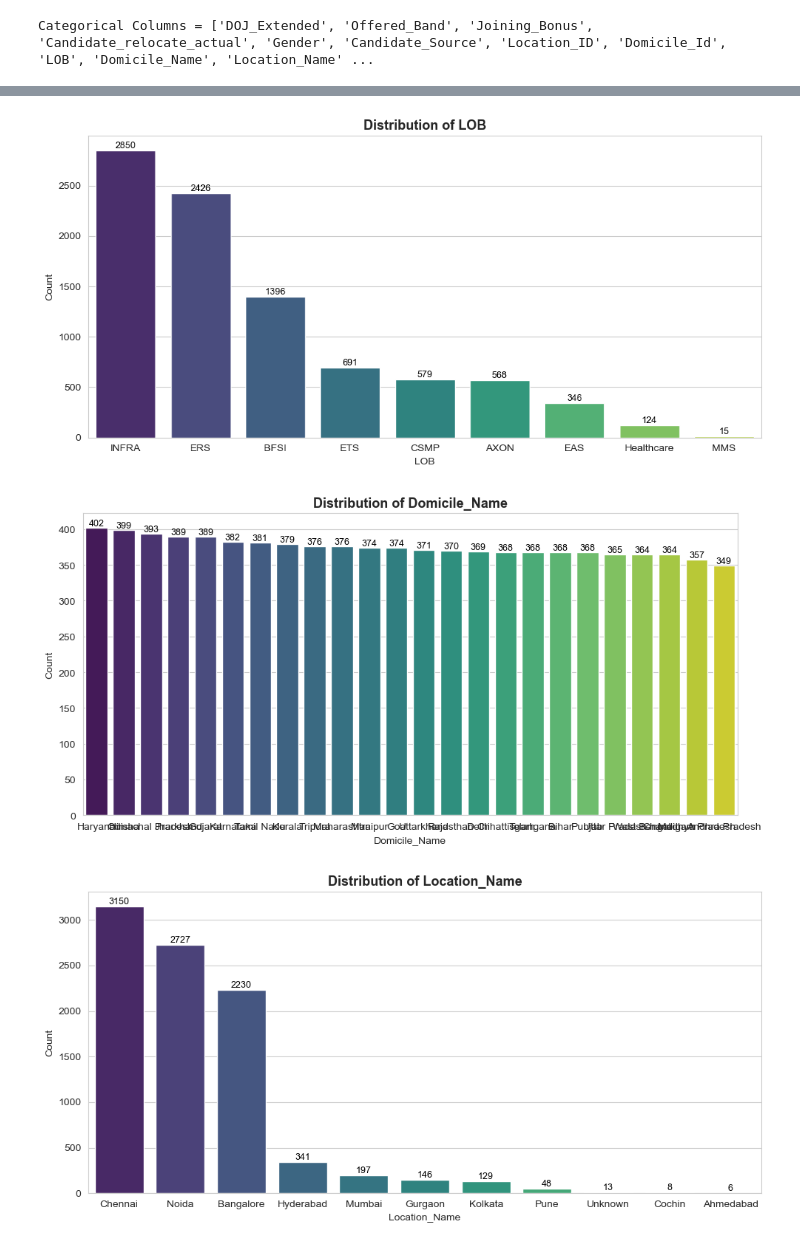
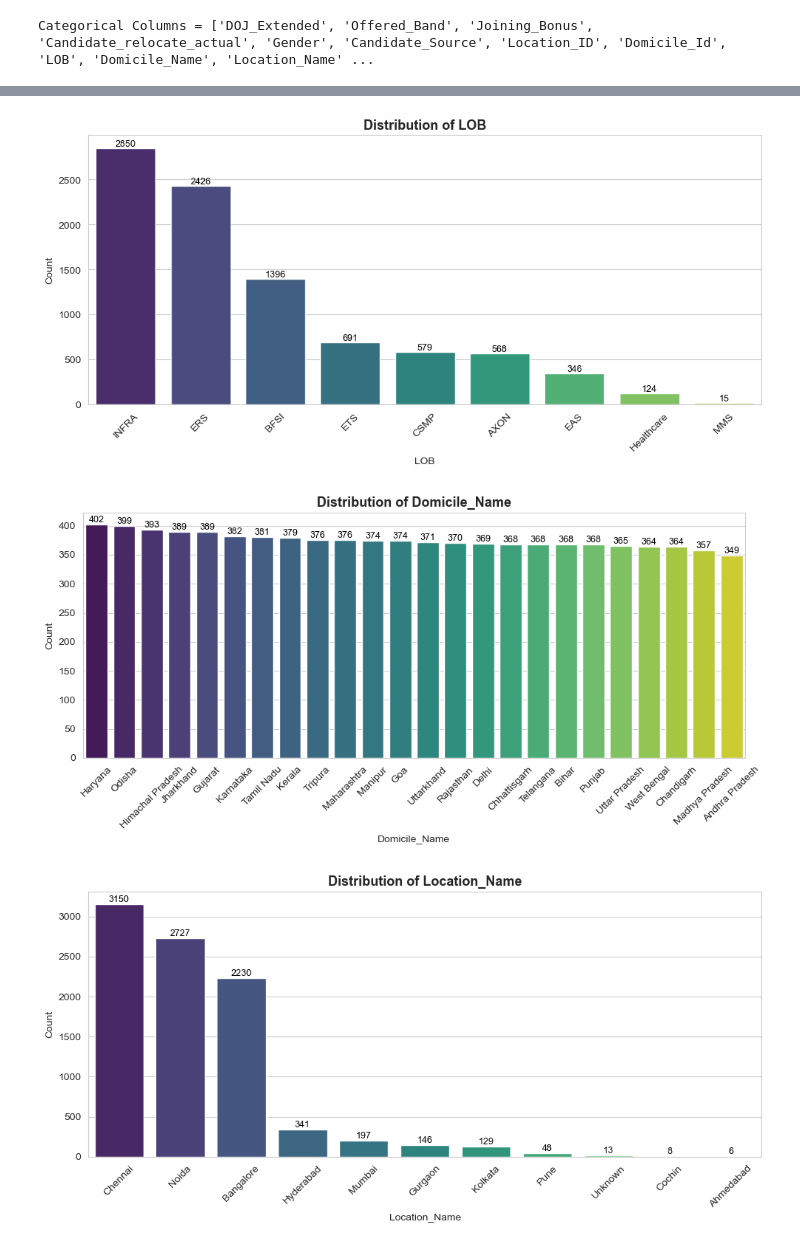
Before and after one commit to srineogideloitte/Group_A5_Capstone_Project, a Jupyter notebook: Data_Cleaning.ipynb, the cells around one changed output, grey strips where cells are left out. Drawn from its saved outputs; the diff is of its cells as text; code cells hidden in the pictures.

```diff
--- a/Data_Cleaning.ipynb
+++ b/Data_Cleaning.ipynb
@@ -2027,6 +2028,9 @@ for col in categorical_columns:
     ax.set_ylabel('Count')
     ax.tick_params(axis='x')
 
+    if len(value_counts.index) > 5:
+       plt.xticks(rotation=45)
+
     plt.tight_layout()
     plt.show()
 # %% [output]
@@ -2041,6 +2045,6 @@ for col in categorical_columns:
-[figure, old version]
+[figure, new version]
-[figure, old version]
+[figure, new version]
-[figure, old version]
+[figure, new version]
 [figure]
 [figure]
 [figure]
```
Also changed, not shown: parts of 25 cells of this notebook.
